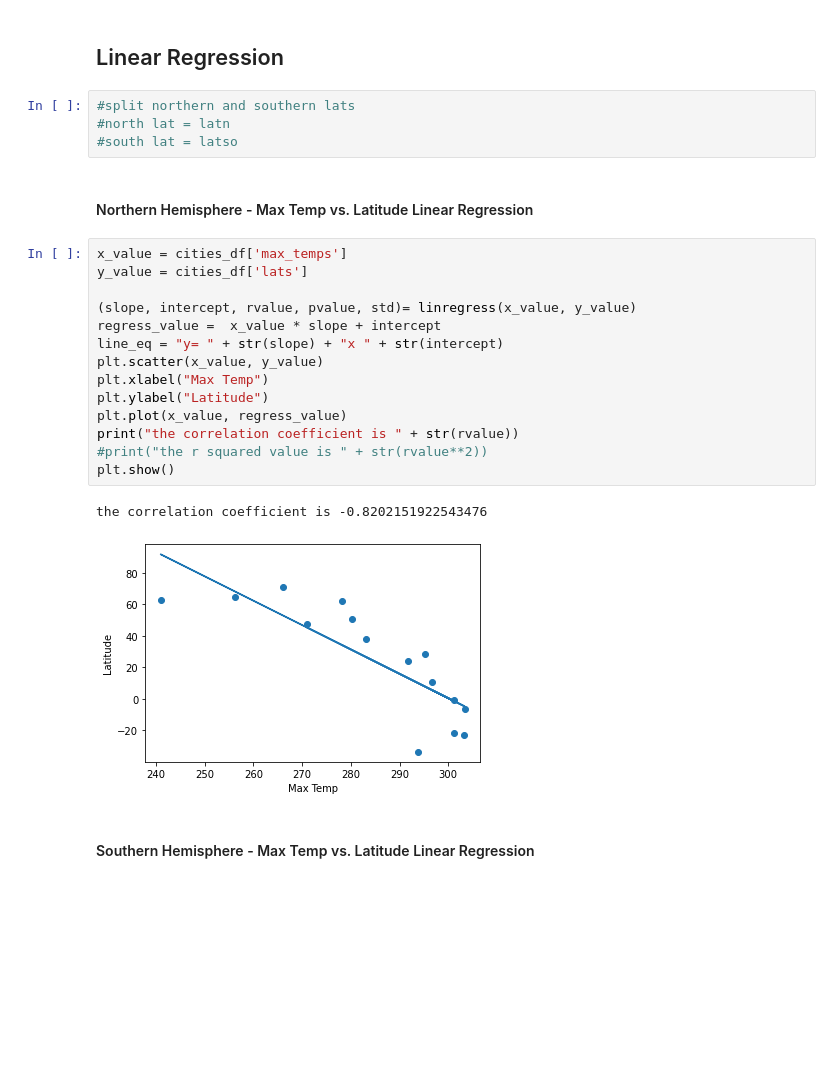
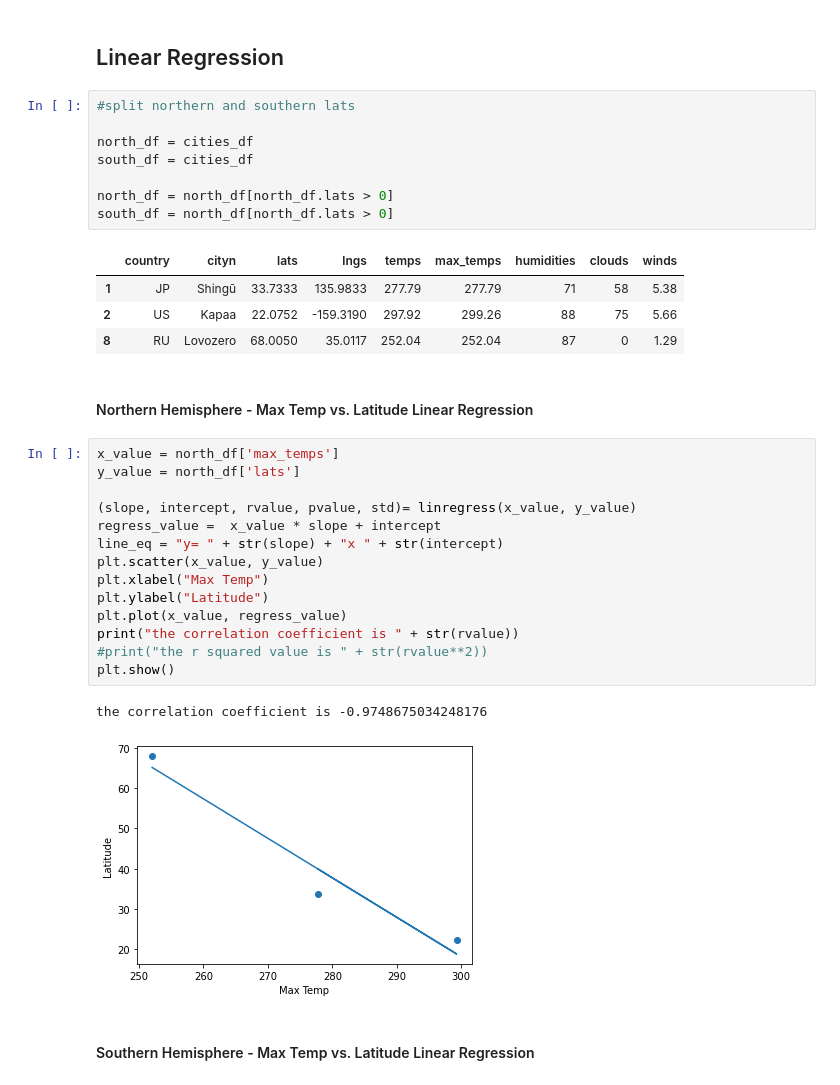
Before and after one commit to brianmorton/API-Challange, a Jupyter notebook: WeatherPy/WeatherPy.ipynb, the cells around one changed output. Saved outputs shown, nothing was run; the diff lists cells and outputs as text; blank space fills up the shorter version.

```diff
--- a/WeatherPy/WeatherPy.ipynb
+++ b/WeatherPy/WeatherPy.ipynb
@@ -242,28 +229,37 @@ plt.savefig('Lat vs Wind Speed.png')
 # %% [markdown]
 ## Linear Regression
-# %%
-#split northern and southern lats
-#north lat = latn
-#south lat = latso
+# %%
+#split northern and southern lats
+
+north_df = cities_df
+south_df = cities_df
+
+north_df = north_df[north_df.lats > 0]
+south_df = north_df[north_df.lats > 0]
+# %% [output]
+|  | country | cityn | lats | lngs | temps | max_temps | humidities | clouds | winds |
+| 1 | JP | Shingū | 33.7333 | 135.9833 | 277.79 | 277.79 | 71 | 58 | 5.38 |
+| 2 | US | Kapaa | 22.0752 | -159.3190 | 297.92 | 299.26 | 88 | 75 | 5.66 |
+| 8 | RU | Lovozero | 68.0050 | 35.0117 | 252.04 | 252.04 | 87 | 0 | 1.29 |
 # %% [markdown]
 ####  Northern Hemisphere - Max Temp vs. Latitude Linear Regression
 # %%
-x_value = cities_df['max_temps']
-y_value = cities_df['lats']
+x_value = north_df['max_temps']
+y_value = north_df['lats']
 
 (slope, intercept, rvalue, pvalue, std)= linregress(x_value, y_value)
 regress_value =  x_value * slope + intercept
 line_eq = "y= " + str(slope) + "x " + str(intercept)
 plt.scatter(x_value, y_value)
 plt.xlabel("Max Temp")
 plt.ylabel("Latitude")
 plt.plot(x_value, regress_value)
 print("the correlation coefficient is " + str(rvalue))
 #print("the r squared value is " + str(rvalue**2))
 plt.show()
 # %% [output]
-the correlation coefficient is -0.8202151922543476
+the correlation coefficient is -0.9748675034248176
-[figure, old version]
+[figure, new version]
 # %% [markdown]
 ####  Southern Hemisphere - Max Temp vs. Latitude Linear Regression
 # %%
```
Also changed, not shown: parts of 15 cells of this notebook, 6 other files.
